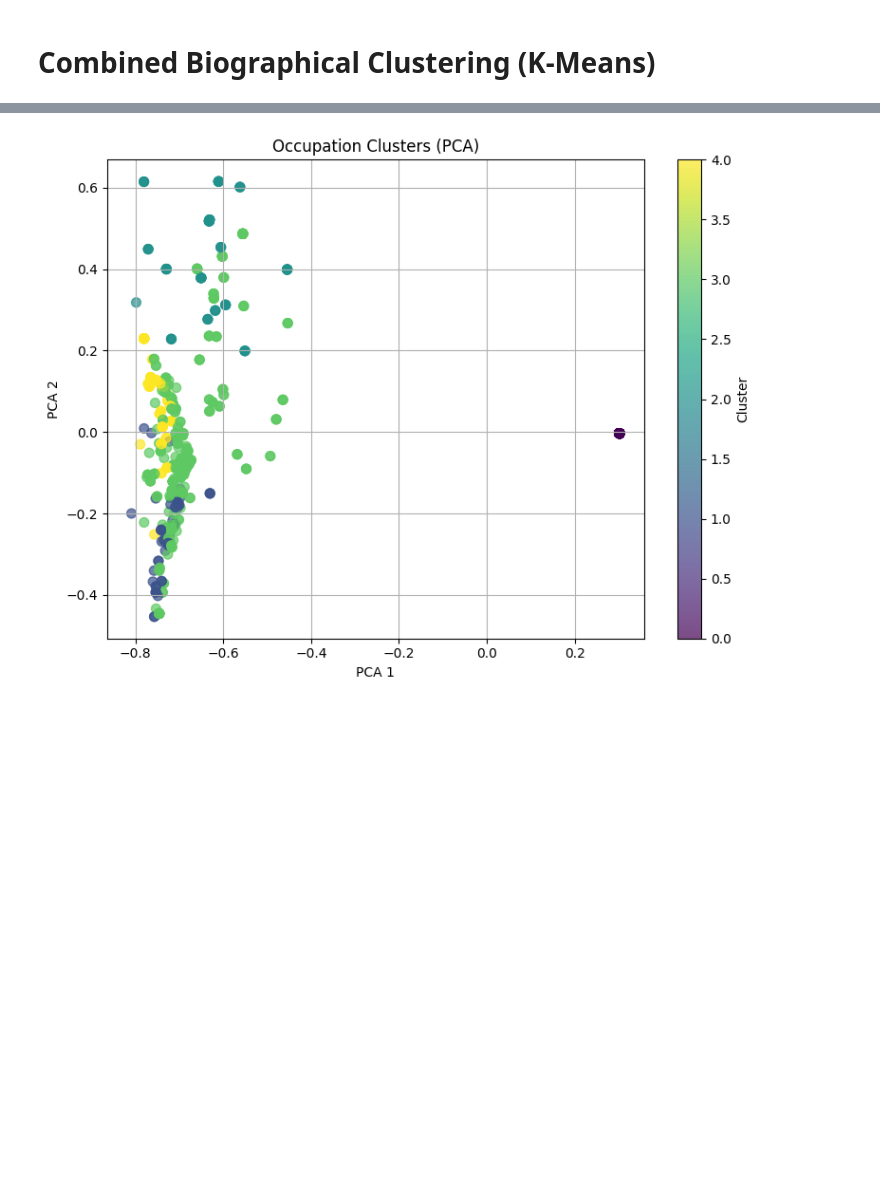
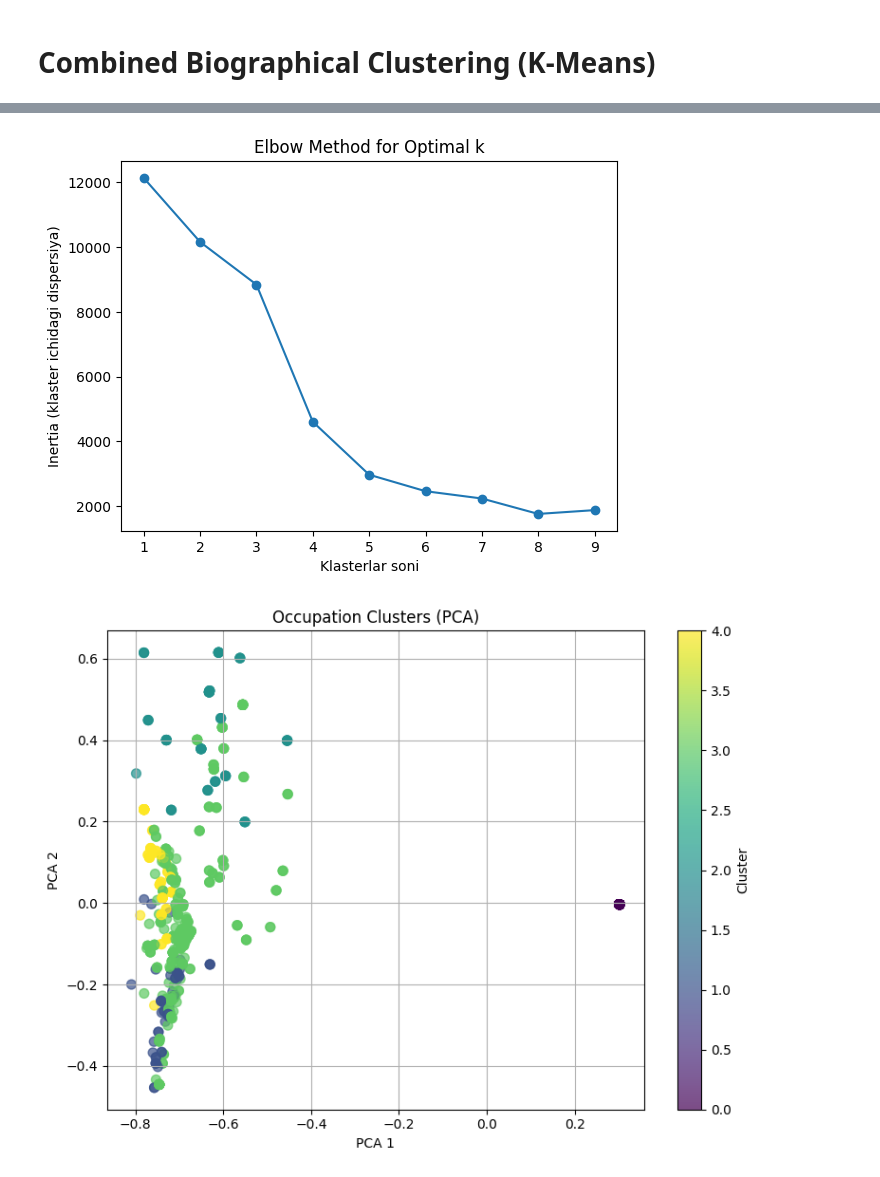
Before and after one commit to rasulbekdeveloper907/Final_Project, a Jupyter notebook: Notebooks/UNSML_project.ipynb, the cells around one changed output, grey strips where cells are left out. Drawn from its saved outputs; the diff is of its cells as text; code cells hidden in the pictures; blank space fills up the shorter version.

```diff
--- a/Notebooks/UNSML_project.ipynb
+++ b/Notebooks/UNSML_project.ipynb
@@ -221,15 +316,24 @@ df['edu_award_cluster'] = kmeans_edu_award.fit_predict(X_reduced)
 # %% [markdown]
 # Combined Biographical Clustering (K-Means)
 # %%
-X_final_dense = X_final.toarray()
-import numpy as np
-print(f'NaN count: {np.isnan(X_final_dense).sum()}')
+import pandas as pd
+from sklearn.cluster import KMeans
+from sklearn.preprocessing import StandardScaler
 
-# NaN larni 0 ga almashtirish (yoki SimpleImputer bilan to'ldirish)
-X_final_clean = np.nan_to_num(X_final_dense, nan=0)
+# 1. Foydalaniladigan ustunlar (faqat raqamli ma'lumotlar bilan)
+features = ['occupation_cluster', 'birth_year', 'death_year', 'life_span', 'life_span_cluster', 'edu_award_cluster']
 
-# KMeans
-from sklearn.cluster import KMeans
-kmeans_final = KMeans(n_clusters=6, random_state=42)
-combined_data['combined_cluster'] = kmeans_final.fit_predict(X_final_clean)
+# 2. NaN larni ustun o'rtachasi (mean) bilan to'ldirish
+df[features] = df[features].apply(lambda col: col.fillna(col.mean()))
+
+# 3. Scaling — KMeans uchun normalize qilish (agar kerak bo‘lsa)
+scaler = StandardScaler()
+X_scaled = scaler.fit_transform(df[features])
+
+# 4. KMeans modelini yaratish (masalan, 4 ta klaster bilan)
+kmeans = KMeans(n_clusters=4, random_state=42)
+df['bio_cluster'] = kmeans.fit_predict(X_scaled)
+
+# 5. Natijani ko'rish
+print(df[['name', 'bio_cluster']].head())
 # %% [output]
@@ -319,3 +366,19 @@ def plot_clusters(X, labels, title='Cluster Visualization (PCA)'):
+# %%
+import matplotlib.pyplot as plt
+
+inertia = []
+for k in range(1, 10):
+    km = KMeans(n_clusters=k, random_state=42)
+    km.fit(X_scaled)
+    inertia.append(km.inertia_)
+
+plt.plot(range(1, 10), inertia, marker='o')
+plt.xlabel('Klasterlar soni')
+plt.ylabel('Inertia (klaster ichidagi dispersiya)')
+plt.title('Elbow Method for Optimal k')
+plt.show()
+# %% [output]
+[figure, added]
 # %%
 # Agar siz TF-IDF dan foydalangan bo‘lsangiz:
 plot_clusters(X_occ.toarray(), df['occupation_cluster'], title='Occupation Clusters (PCA)')
```
Also changed, not shown: parts of 27 cells of this notebook, 2 other files.
